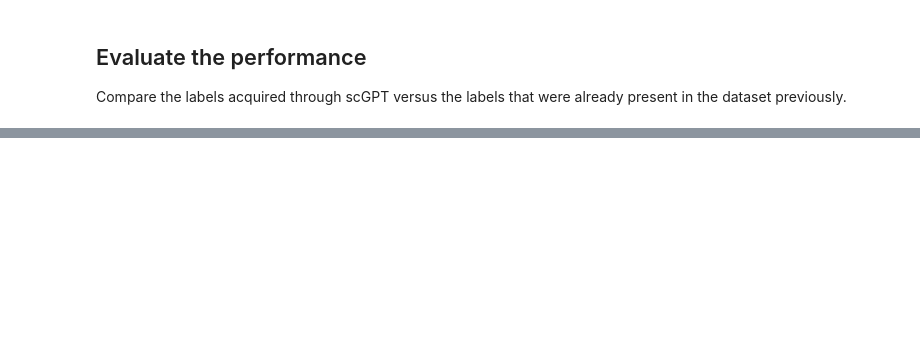
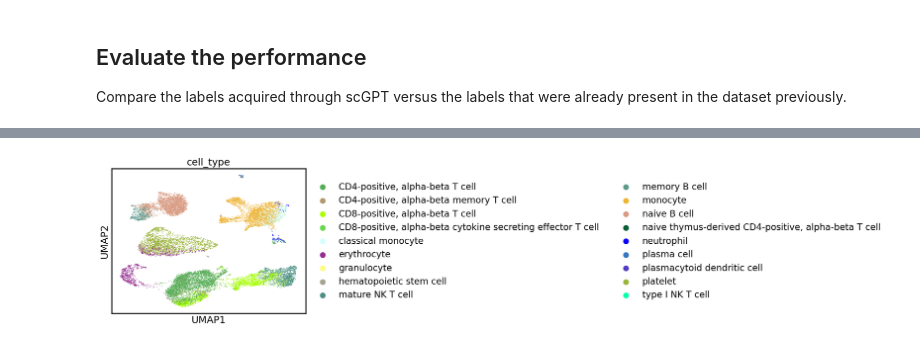
Before and after one commit to jvfe/scgpt_experiments, a Jupyter notebook: analysis/jupyter/Ref_Mapping.ipynb, the cells around one changed output, grey strips where cells are left out. Cells and saved outputs as stored; diff of their text form; code cells hidden in the pictures; blank space fills up the shorter version.

```diff
--- a/analysis/jupyter/Ref_Mapping.ipynb
+++ b/analysis/jupyter/Ref_Mapping.ipynb
@@ -106 +160,6 @@ See the tutorial for concat at: https://anndata.readthedocs.io/en/latest/concate
+# %%
+import matplotlib.colors as mcolors
+values = np.unique(ref.obs[cell_type_key].to_numpy())
+# %%
+pal = dict(zip(values, mcolors.XKCD_COLORS))
 # %% [markdown]
@@ -169,0 +173,2 @@ sc.pl.umap(
+# %%
+query_embed.obs["cell_type_gpt"] = query_res[1]
@@ -207,0 +192,5 @@ ax = sns.clustermap(df,
+# %%
+compute_umap(query_embed, rep=f"X_integrated.{integration}")
+create_plots(query_embed, cell_type_key, pal, f"{integration}_umap_basic")
+# %% [output]
+[figure, added]
```
Also changed, not shown: parts of 29 cells of this notebook, 1 other file.
